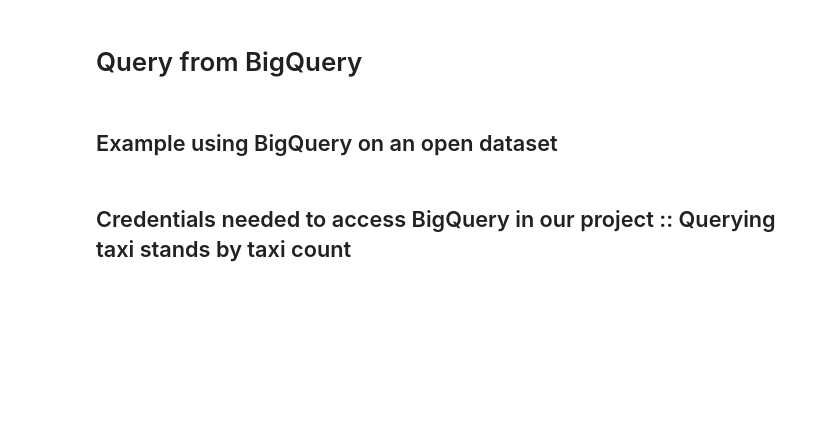
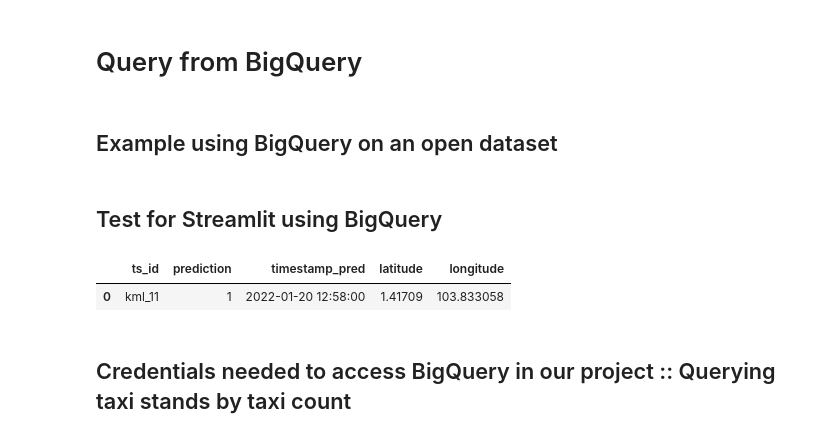
Before and after one commit to alealejandro1/taxi_compass, a Jupyter notebook: notebooks/Alejandro_taxi_compass.ipynb, the cells around one changed output. Cells and saved outputs as stored; diff of their text form; code cells hidden in the pictures; blank space fills up the shorter version.

```diff
--- a/notebooks/Alejandro_taxi_compass.ipynb
+++ b/notebooks/Alejandro_taxi_compass.ipynb
@@ -409,6 +409,37 @@ ORDER BY year DESC
 LIMIT 15
 # %%
 test1
+# %% [markdown]
+## Test for Streamlit using BigQuery
+# %%
+
+def SQL_Query(taxi_stands_string):
+    '''
+    Takes a taxi_stand_list and performs a query on the latest
+    predictions on taxi_stand occupation
+    '''
+    taxi_stand_tuple = tuple(taxi_stands_string.split('-'))
+
+    QUERY_TS_PRED =f"""
+    SELECT p.taxi_st_id as ts_id, p.taxi_count_pred as prediction, p.timestamp_pred as timestamp_pred,
+    c.taxi_st_lat as latitude, c.taxi_st_lon as longitude
+    FROM `taxi-compass-lewagon.api_dataset.r_taxi_stand_pred` as p
+    LEFT JOIN `taxi-compass-lewagon.api_dataset.c_taxi_stand` as c
+    ON p.taxi_st_id = c.taxi_st_id
+    WHERE timestamp_pred = "{time_df}" AND p.taxi_st_id in {taxi_stand_tuple}
+    """
+
+    query_job = bigquery_client.query(QUERY_TS_PRED)
+    query_df = query_job.to_dataframe()
+    return query_df
+
+time_df = '2022-01-20 12:58:00'
+taxi_stands_string = 'kml_11-kml9'
+results_df = SQL_Query(taxi_stands_string)
+results_df
+# %% [output]
+|  | ts_id | prediction | timestamp_pred | latitude | longitude |
+| 0 | kml_11 | 1 | 2022-01-20 12:58:00 | 1.41709 | 103.833058 |
 # %% [markdown]
 ## Credentials needed to access BigQuery in our project :: Querying taxi stands by taxi count
 # %%
```
Also changed, not shown: 1 other file.
